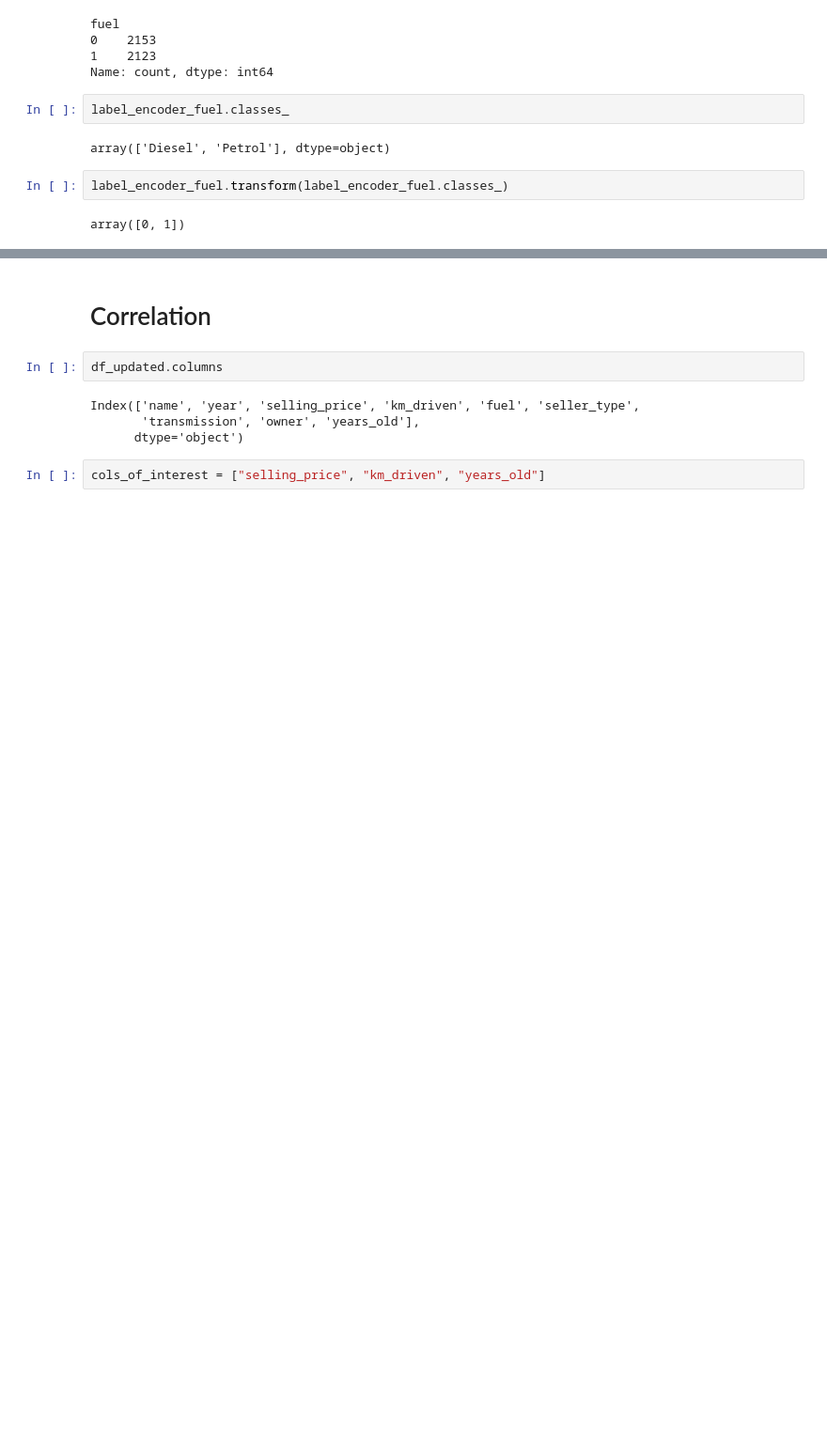
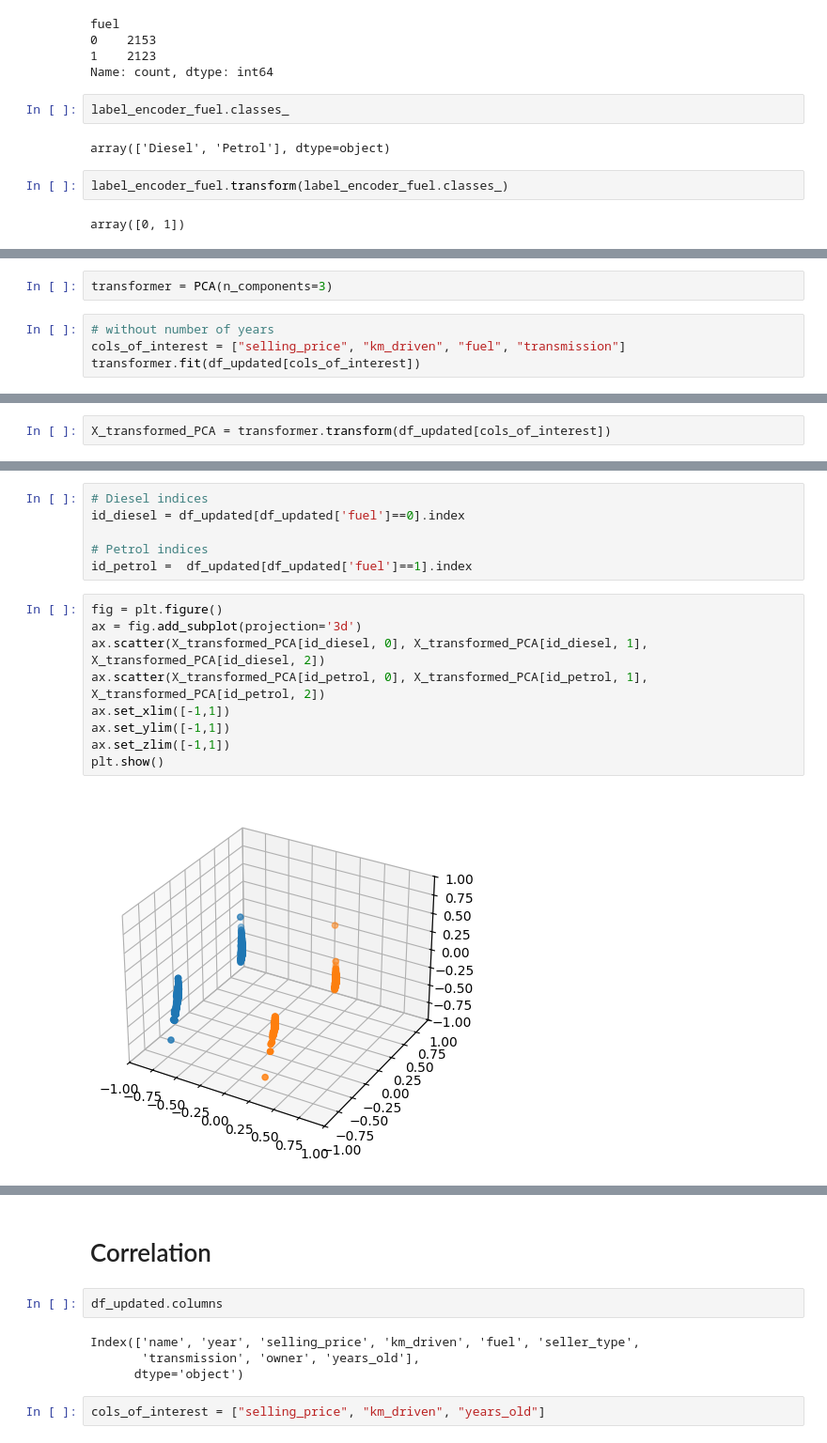
Before and after one commit to sameervk/OpenDataScienceSandbox, a Jupyter notebook: QuantileRegression/QuantileRegression_nb1.ipynb, the cells around one changed output, grey strips where cells are left out. Shown at 94% size. Drawn from its saved outputs; the diff is of its cells as text; blank space fills up the shorter version.

```diff
--- a/QuantileRegression/QuantileRegression_nb1.ipynb
+++ b/QuantileRegression/QuantileRegression_nb1.ipynb
@@ -334,0 +371,6 @@ array([0, 1])
+# %%
+transformer = PCA(n_components=3)
+# %%
+# without number of years
+cols_of_interest = ["selling_price", "km_driven", "fuel", "transmission"]
+transformer.fit(df_updated[cols_of_interest])
@@ -334,0 +383,2 @@ array([0, 1])
+# %%
+X_transformed_PCA = transformer.transform(df_updated[cols_of_interest])
@@ -334,0 +425,17 @@ array([0, 1])
+# %%
+# Diesel indices
+id_diesel = df_updated[df_updated['fuel']==0].index
+
+# Petrol indices
+id_petrol =  df_updated[df_updated['fuel']==1].index
+# %%
+fig = plt.figure()
+ax = fig.add_subplot(projection='3d')
+ax.scatter(X_transformed_PCA[id_diesel, 0], X_transformed_PCA[id_diesel, 1], X_transformed_PCA[id_diesel, 2])
+ax.scatter(X_transformed_PCA[id_petrol, 0], X_transformed_PCA[id_petrol, 1], X_transformed_PCA[id_petrol, 2])
+ax.set_xlim([-1,1])
+ax.set_ylim([-1,1])
+ax.set_zlim([-1,1])
+plt.show()
+# %% [output]
+[figure, added]
```
Also changed, not shown: parts of 27 cells of this notebook.
